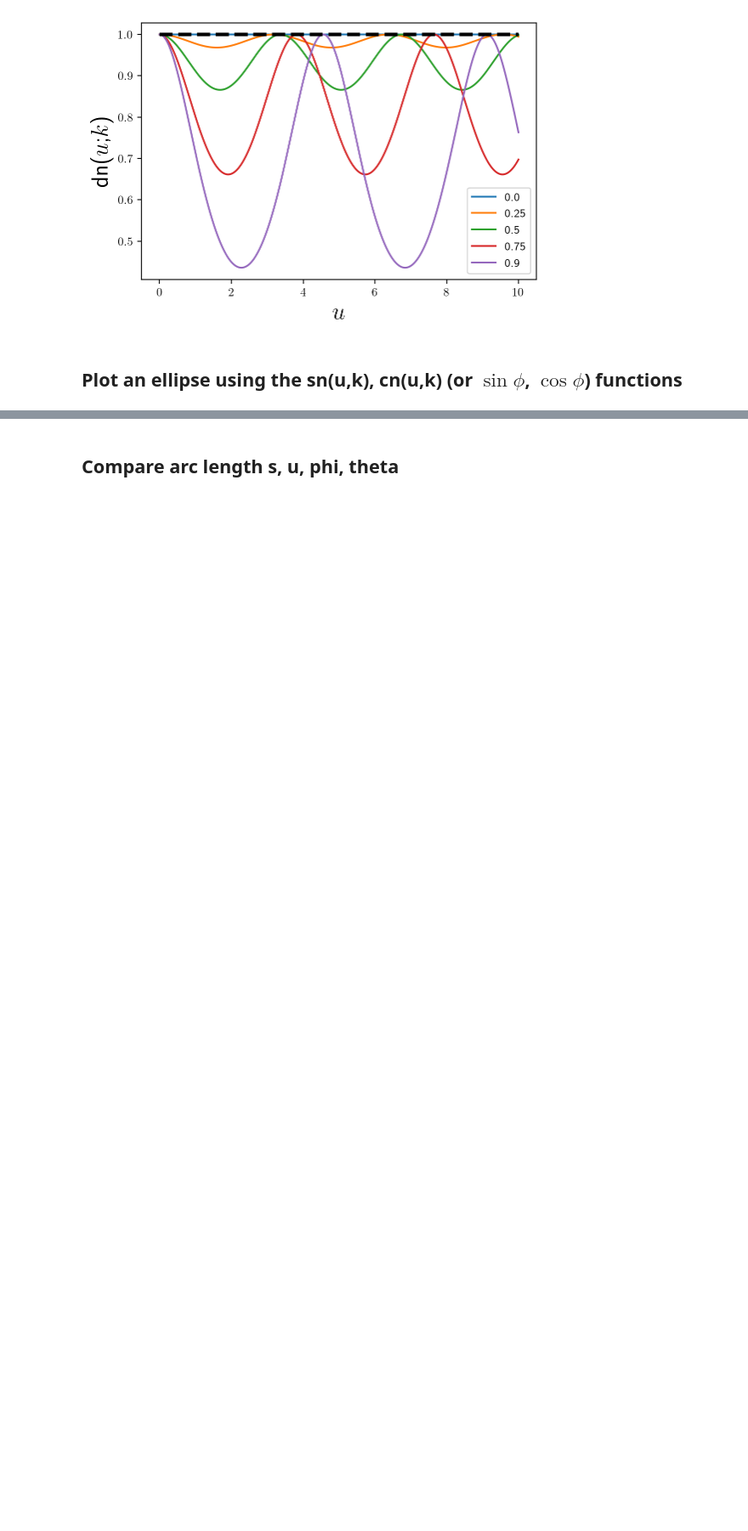
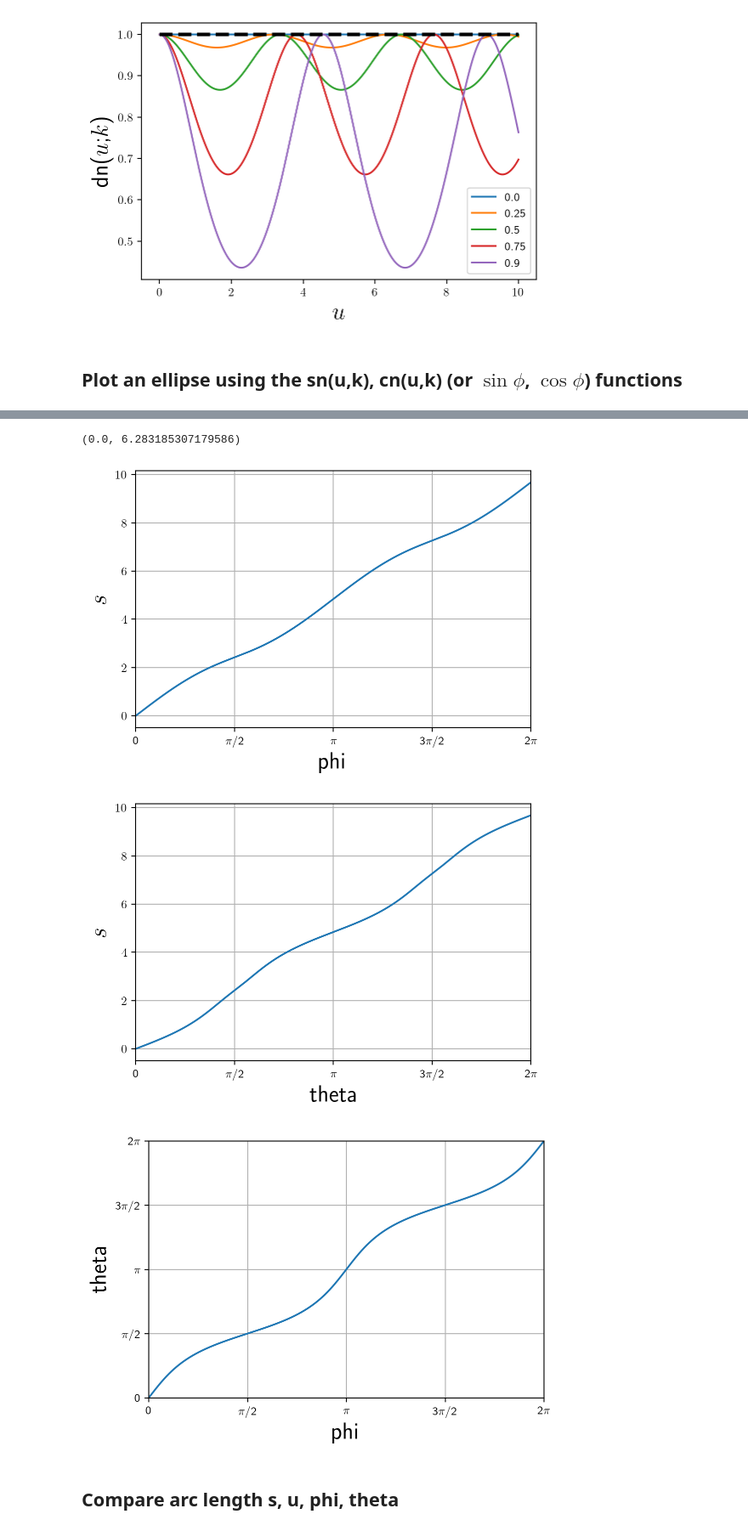
Before and after one commit to josephromano/josephromano.github.io, a Jupyter notebook: PHYS5306/workbook/workbook.ipynb, the cells around one changed output, grey strips where cells are left out. Shown at 85% size. Saved outputs shown, nothing was run; the diff lists cells and outputs as text; code cells hidden in the pictures; blank space fills up the shorter version.

```diff
--- a/PHYS5306/workbook/workbook.ipynb
+++ b/PHYS5306/workbook/workbook.ipynb
@@ -551,3 +555,61 @@ Text(0, 0.5, '$y$')
+# %%
+# plot arc length s vs phi
+plt.figure()
+plt.xlabel('phi', size=20)
+plt.ylabel('$s$', size=20)
+
+phi = np.linspace(0, 2*np.pi, 10000)
+s_phi = a*special.ellipeinc(phi, m)
+plt.plot(phi, s_phi)
+
+# change tick marks to multiples of pi/2
+eps = 0.01
+tick_locs = np.arange(0, 3*np.pi+eps, np.pi/2)
+tick_labels = ['0', '$\pi$/2', '$\pi$', '3$\pi$/2', '2$\pi$', '5$\pi$/2', '3$\pi$']
+plt.xticks(tick_locs, tick_labels)
+plt.grid('on')
+plt.xlim(0, 2*np.pi)
+
+##########################################
+# plot arc length s vs theta
+plt.figure()
+plt.xlabel('theta', size=20)
+plt.ylabel('$s$', size=20)
+
+theta_phi = np.arctan2(a*np.sin(phi), b*np.cos(phi))
+theta_phi = np.unwrap(theta_phi)
+plt.plot(theta_phi, s_phi)
+
+# change tick marks to multiples of pi/2
+eps = 0.01
+tick_locs = np.arange(0, 3*np.pi+eps, np.pi/2)
+tick_labels = ['0', '$\pi$/2', '$\pi$', '3$\pi$/2', '2$\pi$', '5$\pi$/2', '3$\pi$']
+plt.xticks(tick_locs, tick_labels)
+plt.grid('on')
+plt.xlim(0, 2*np.pi)
+
+##########################################
+# plot theta vs phi
+plt.figure()
+plt.xlabel('phi', size=20)
+plt.ylabel('theta', size=20)
+
+plt.plot(phi, theta_phi)
+
+# change tick marks to multiples of pi/2
+eps = 0.01
+tick_locs = np.arange(0, 3*np.pi+eps, np.pi/2)
+tick_labels = ['0', '$\pi$/2', '$\pi$', '3$\pi$/2', '2$\pi$', '5$\pi$/2', '3$\pi$']
+plt.xticks(tick_locs, tick_labels)
+plt.yticks(tick_locs, tick_labels)
+plt.grid('on')
+plt.xlim(0, 2*np.pi)
+plt.ylim(0, 2*np.pi)
+# %% [output]
+(0.0, 6.283185307179586)
+[figure, added]
+[figure, added]
+[figure, added]
 # %% [markdown]
 ## Compare arc length s, u, phi, theta
 # %%
```
Also changed, not shown: parts of 5 cells of this notebook.
